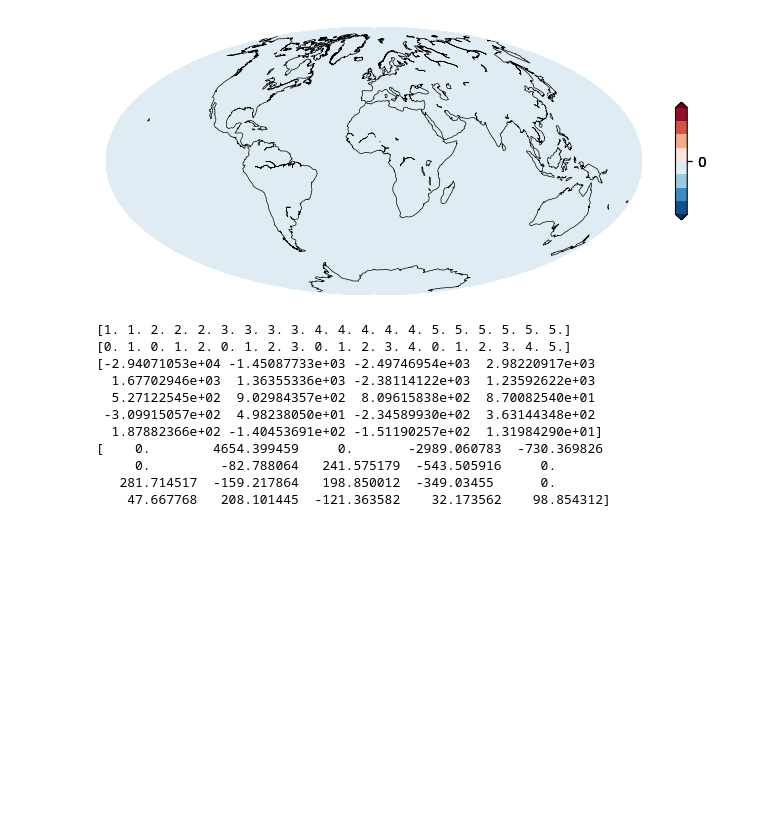
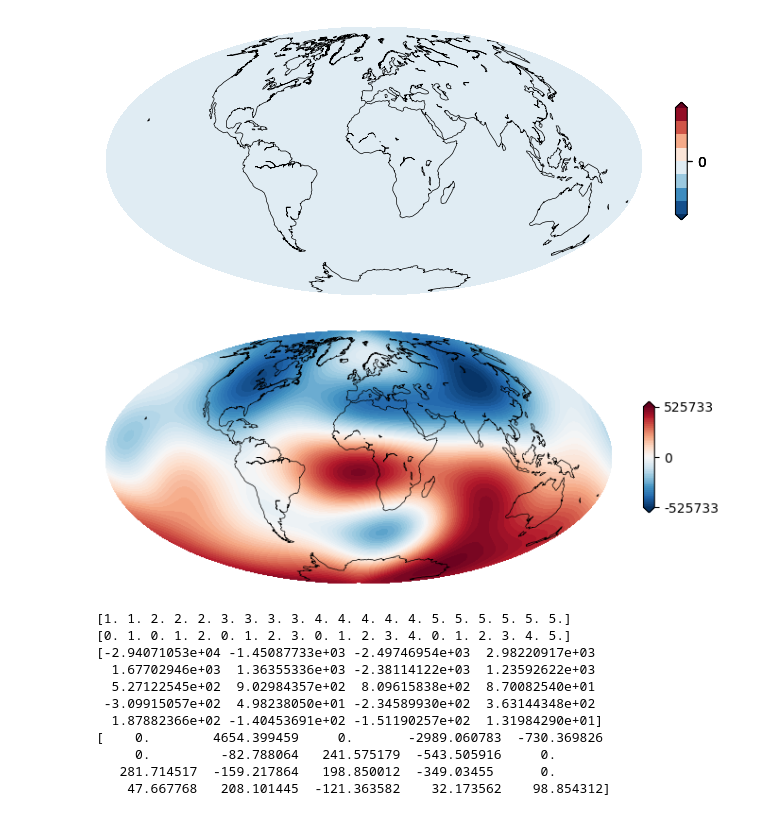
Before and after one commit to filipecros/Geomag_TP, a Jupyter notebook: magnetic_field.ipynb, the cells around one changed output. Cells and saved outputs as stored; diff of their text form; code cells hidden in the pictures; blank space fills up the shorter version.

```diff
--- a/magnetic_field.ipynb
+++ b/magnetic_field.ipynb
@@ -57,7 +57,7 @@ def COV_OBS_SH(lmax,snapshot,r):
     time =np.asarray(time)
     coeffs = np.array(coeffs)
     output_temp = open("temp.dat","w+")
-    coeffs_snap = coeffs[time == snapshots[i]]
+    coeffs_snap = coeffs[time == snapshot]
     # unpack them into the form that lowes likes
     data=unpack(coeffs_snap[0])
     data=np.array(data)
@@ -73,3 +73,5 @@ def COV_OBS_SH(lmax,snapshot,r):
     ls,ms,gs,hs= np.loadtxt("temp.dat").T
     r=+3485.0
     return ls,ms,gs,hs
+# %%
+fig=plt.figure(figsize=(5,5))
@@ -121,14 +125,47 @@ plt.show()
 # %%
 #REAL
 #For the COV-OBS.x2 (Huder et al., 2020) from 1840 until 2020 with timestep = 2 yr
 snapshot=[2020] # year
 lmax=5 #field truncation
 r=+3485.0 #radius (at CMB)
 
 #This function prepare the Spherical Harmonics of the COV-OBS.x2 model
 l,m,glm,hlm = COV_OBS_SH(lmax,snapshot,r) #for a maximum truncation(lmax), specific time (snapshot) and depth (r)
 #Calculating the field
 Br,Bphi,Btheta,lons,lats=magnetic_field(glm,hlm,lmax,r,dlon=2,dlat=2)
+
+#ploting the field
+plt.figure(figsize=(7,5))
+
+
+lon2, lat2 = lons,lats
+map = Basemap(projection='hammer',lon_0=0,lat_0=45)
+x,y=map(lon2,lat2)
+value = np.max(np.absolute(Br))
+w=np.linspace(-value,value,59)
+w_ticks=np.linspace(-value,value,3)
+
+ax=plt.subplot(1,1,1)
+if ((np.sum(glm)==0) & (np.sum(hlm)==0)):
+    cs=ax.contourf(x,y,Br,cmap='RdBu_r',extend='both')
+else:
+    cs=ax.contourf(x,y,Br,w,cmap='RdBu_r',extend='both')
+
+map.drawmapboundary(color='none',ax=ax)
+map.drawcoastlines(color='k',linewidth=0.5)
+
+#COLORBAR
+cbar_ax = fig.add_axes([1.00, 0.35, 0.02, 0.25])
+cl=fig.colorbar(cs, shrink=0.25, format='%d',ticks=w_ticks, aspect=10,orientation='vertical')
+cl.ax.tick_params(labelsize=10)
+
+
+#ploting the magnetic equator
+
+plt.tight_layout()
+plt.show()
+# %% [output]
+[figure, added]
 # %%
 #SPECTRAL
 print(l)
```
Also changed, not shown: parts of 1 cell of this notebook.
